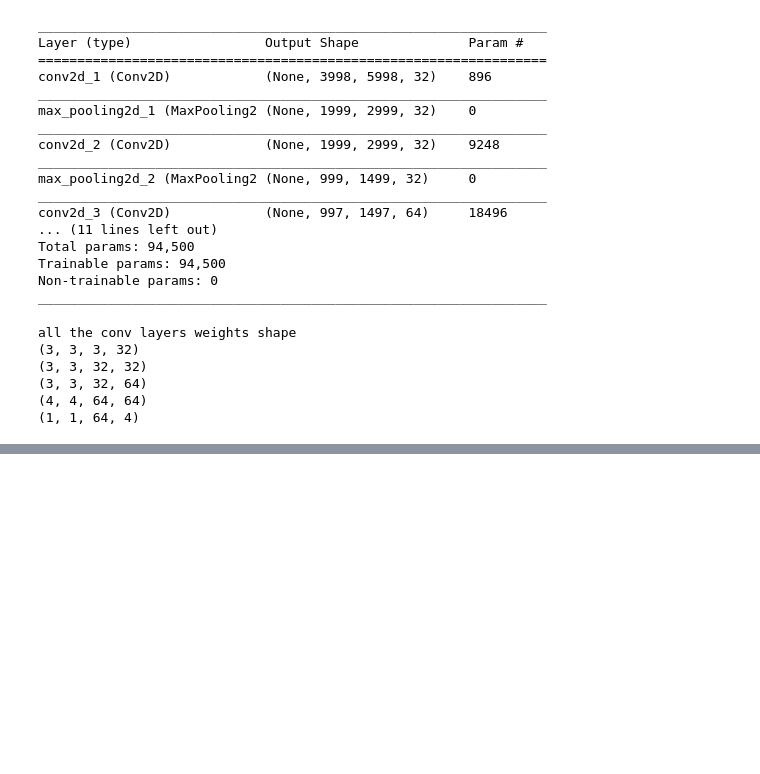
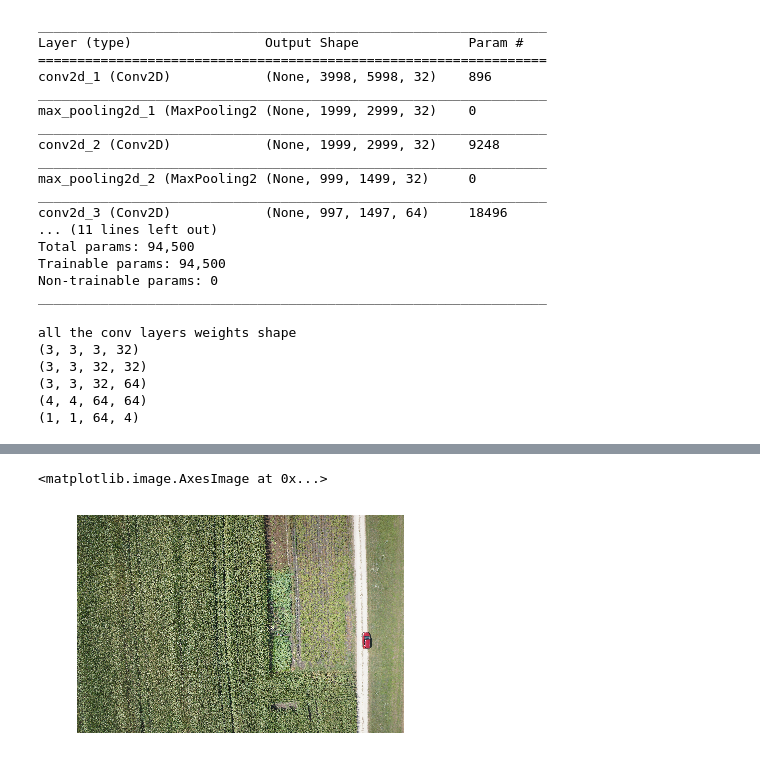
Before and after one commit to dorianHe/visualizing_what_CNN_learns, a Jupyter notebook: test_visualization.ipynb, the cells around one changed output, grey strips where cells are left out. Saved outputs shown, nothing was run; the diff lists cells and outputs as text; code cells hidden in the pictures; blank space fills up the shorter version.

Commit message:
added original example, descriptions of outputs

```diff
--- a/test_visualization.ipynb
+++ b/test_visualization.ipynb
@@ -198 +199,8 @@ num of kernels in current layer 32
 [figure]
+# %%
+original_example = plt.imread("./Images/TP/DSC07578_1534411226516.JPG")
+plt.axis("off")
+plt.imshow(original_example)
+# %% [output]
+<matplotlib.image.AxesImage at 0x...>
+[figure, added]
```
Also changed, not shown: parts of 4 cells of this notebook.
